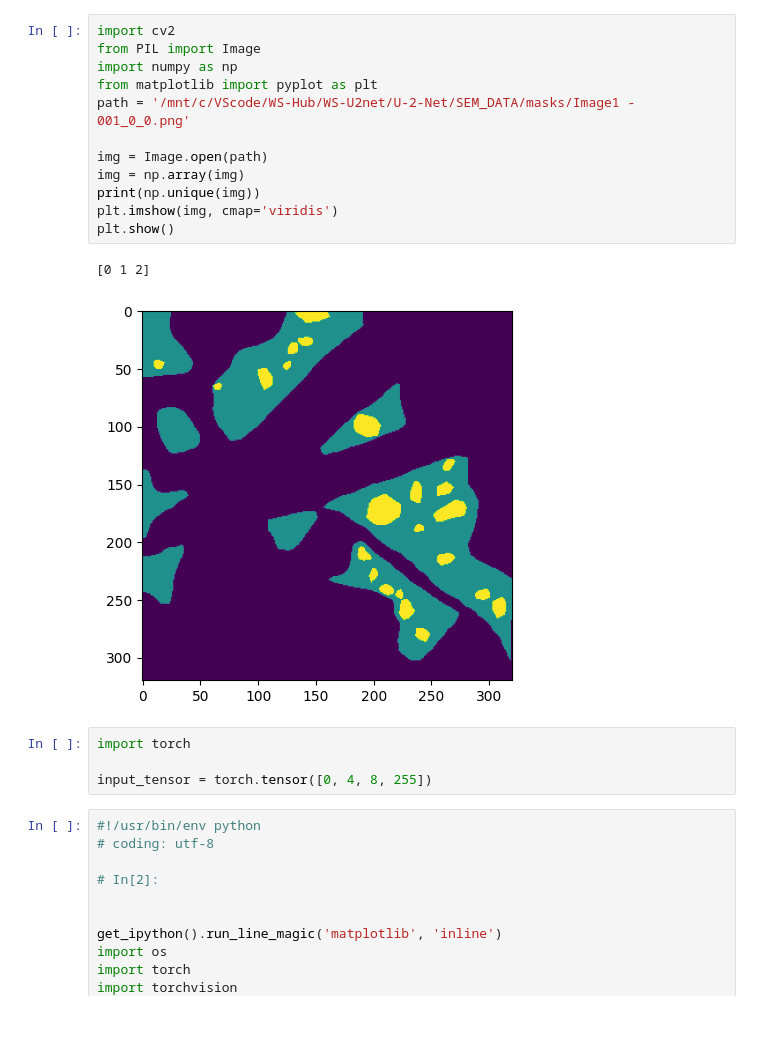
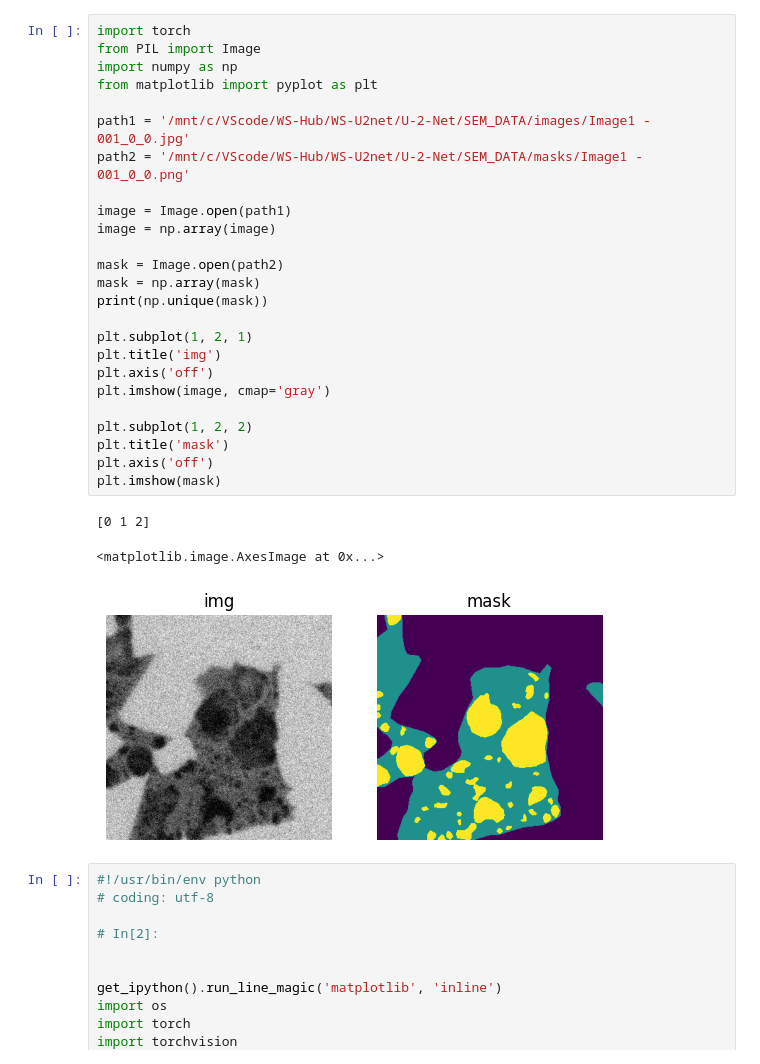
Before and after one commit to Runner-xc/Unet, a Jupyter notebook: jupyter/1.ipynb, the cells around one changed output. Saved outputs shown, nothing was run; the diff lists cells and outputs as text; blank space fills up the shorter version.

```diff
--- a/jupyter/1.ipynb
+++ b/jupyter/1.ipynb
@@ -1,22 +85,32 @@
 # %%
-import cv2
+import torch
 from PIL import Image
 import numpy as np
 from matplotlib import pyplot as plt
-path = '/mnt/c/VScode/WS-Hub/WS-U2net/U-2-Net/SEM_DATA/masks/Image1 - 001_0_0.png'
 
-img = Image.open(path)
-img = np.array(img)
-print(np.unique(img))
-plt.imshow(img, cmap='viridis')
-plt.show()
+path1 = '/mnt/c/VScode/WS-Hub/WS-U2net/U-2-Net/SEM_DATA/images/Image1 - 001_0_0.jpg'
+path2 = '/mnt/c/VScode/WS-Hub/WS-U2net/U-2-Net/SEM_DATA/masks/Image1 - 001_0_0.png'
+
+image = Image.open(path1)
+image = np.array(image)
+
+mask = Image.open(path2)
+mask = np.array(mask)
+print(np.unique(mask))
+
+plt.subplot(1, 2, 1)
+plt.title('img')
+plt.axis('off')
+plt.imshow(image, cmap='gray')
+
+plt.subplot(1, 2, 2)
+plt.title('mask')
+plt.axis('off')
+plt.imshow(mask)
 # %% [output]
 [0 1 2]
+<matplotlib.image.AxesImage at 0x...>
-[figure, old version]
+[figure, new version]
-# %%
-import torch
-
-input_tensor = torch.tensor([0, 4, 8, 255])
 # %%
 #!/usr/bin/env python
 # coding: utf-8
```
Also changed, not shown: parts of 2 cells of this notebook, 7 other files.
